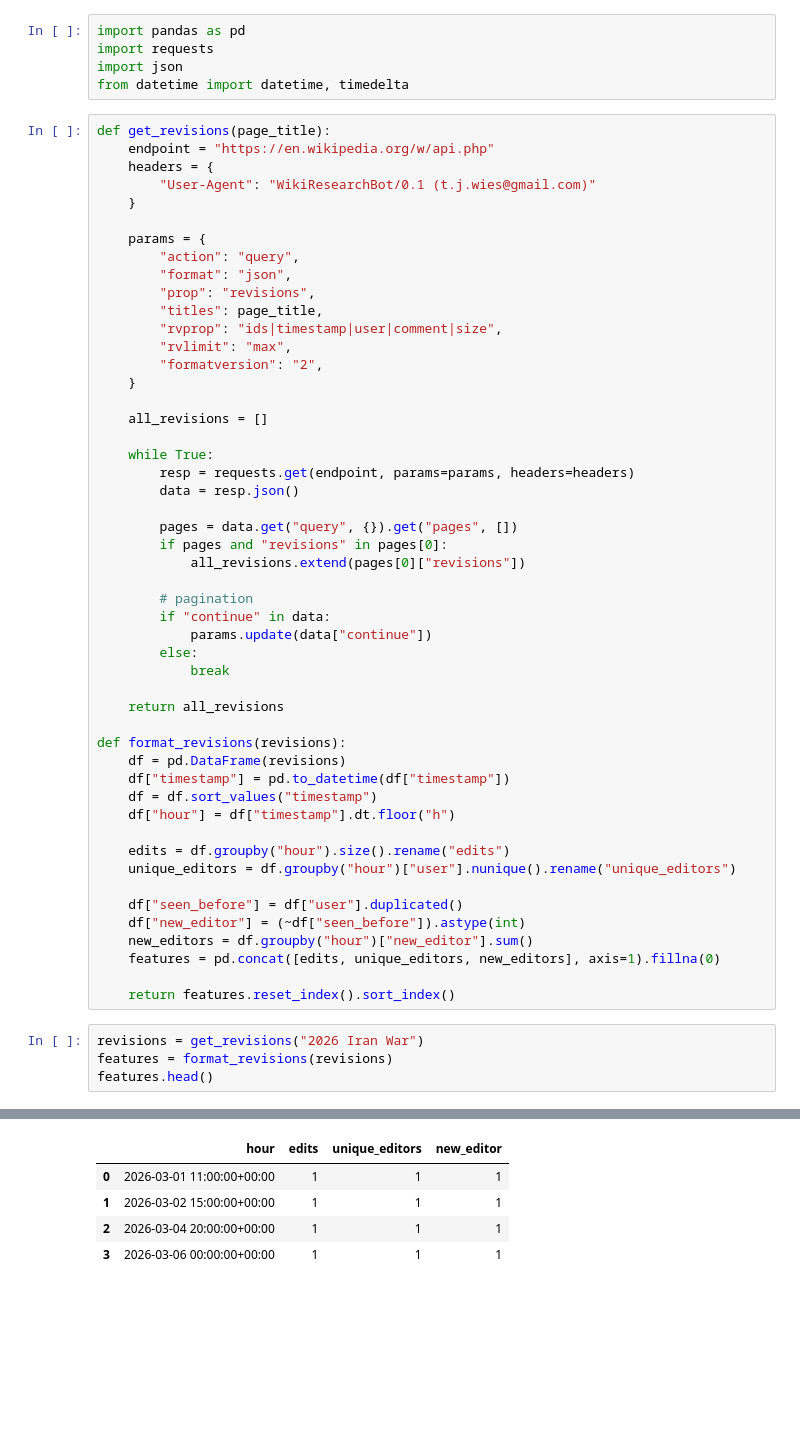
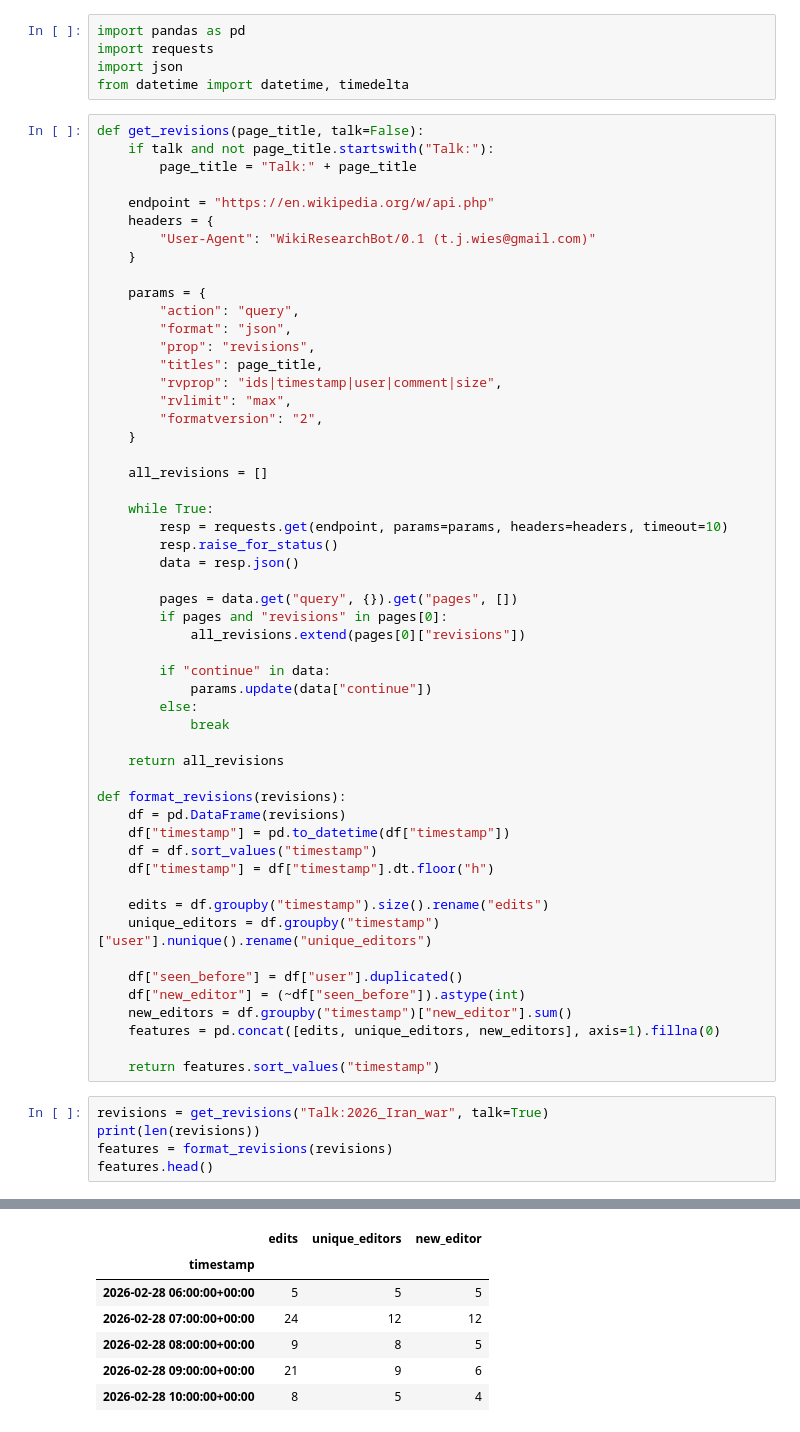
Before and after one commit to tallywiesenberg/thinking-bee, a Jupyter notebook: notebooks/main.ipynb, the cells around one changed output, grey strips where cells are left out. Saved outputs shown, nothing was run; the diff lists cells and outputs as text; blank space fills up the shorter version.

```diff
--- a/notebooks/main.ipynb
+++ b/notebooks/main.ipynb
@@ -4,7 +4,10 @@ import requests
 import json
 from datetime import datetime, timedelta
 # %%
-def get_revisions(page_title):
+def get_revisions(page_title, talk=False):
+    if talk and not page_title.startswith("Talk:"):
+        page_title = "Talk:" + page_title
+
     endpoint = "https://en.wikipedia.org/w/api.php"
     headers = {
         "User-Agent": "WikiResearchBot/0.1 (t.j.wies@gmail.com)"
@@ -23,14 +26,14 @@ def get_revisions(page_title):
     all_revisions = []
 
     while True:
-        resp = requests.get(endpoint, params=params, headers=headers)
+        resp = requests.get(endpoint, params=params, headers=headers, timeout=10)
+        resp.raise_for_status()
         data = resp.json()
 
         pages = data.get("query", {}).get("pages", [])
         if pages and "revisions" in pages[0]:
             all_revisions.extend(pages[0]["revisions"])
 
-        # pagination
         if "continue" in data:
             params.update(data["continue"])
         else:
@@ -42,19 +45,20 @@ def format_revisions(revisions):
     df = pd.DataFrame(revisions)
     df["timestamp"] = pd.to_datetime(df["timestamp"])
     df = df.sort_values("timestamp")
-    df["hour"] = df["timestamp"].dt.floor("h")
+    df["timestamp"] = df["timestamp"].dt.floor("h")
 
-    edits = df.groupby("hour").size().rename("edits")
-    unique_editors = df.groupby("hour")["user"].nunique().rename("unique_editors")
+    edits = df.groupby("timestamp").size().rename("edits")
+    unique_editors = df.groupby("timestamp")["user"].nunique().rename("unique_editors")
 
     df["seen_before"] = df["user"].duplicated()
     df["new_editor"] = (~df["seen_before"]).astype(int)
-    new_editors = df.groupby("hour")["new_editor"].sum()
+    new_editors = df.groupby("timestamp")["new_editor"].sum()
     features = pd.concat([edits, unique_editors, new_editors], axis=1).fillna(0)
 
-    return features.reset_index().sort_index()
+    return features.sort_values("timestamp")
 # %%
-revisions = get_revisions("2026 Iran War")
+revisions = get_revisions("Talk:2026_Iran_war", talk=True)
+print(len(revisions))
 features = format_revisions(revisions)
 features.head()
 # %% [output]
@@ -61,5 +66,7 @@ features.head()
-|  | hour | edits | unique_editors | new_editor |
-| 0 | 2026-03-01 11:00:00+00:00 | 1 | 1 | 1 |
-| 1 | 2026-03-02 15:00:00+00:00 | 1 | 1 | 1 |
-| 2 | 2026-03-04 20:00:00+00:00 | 1 | 1 | 1 |
-| 3 | 2026-03-06 00:00:00+00:00 | 1 | 1 | 1 |
+|  | edits | unique_editors | new_editor |
+| timestamp |  |  |  |
+| 2026-02-28 06:00:00+00:00 | 5 | 5 | 5 |
+| 2026-02-28 07:00:00+00:00 | 24 | 12 | 12 |
+| 2026-02-28 08:00:00+00:00 | 9 | 8 | 5 |
+| 2026-02-28 09:00:00+00:00 | 21 | 9 | 6 |
+| 2026-02-28 10:00:00+00:00 | 8 | 5 | 4 |
```
Also changed, not shown: parts of 6 cells of this notebook.
